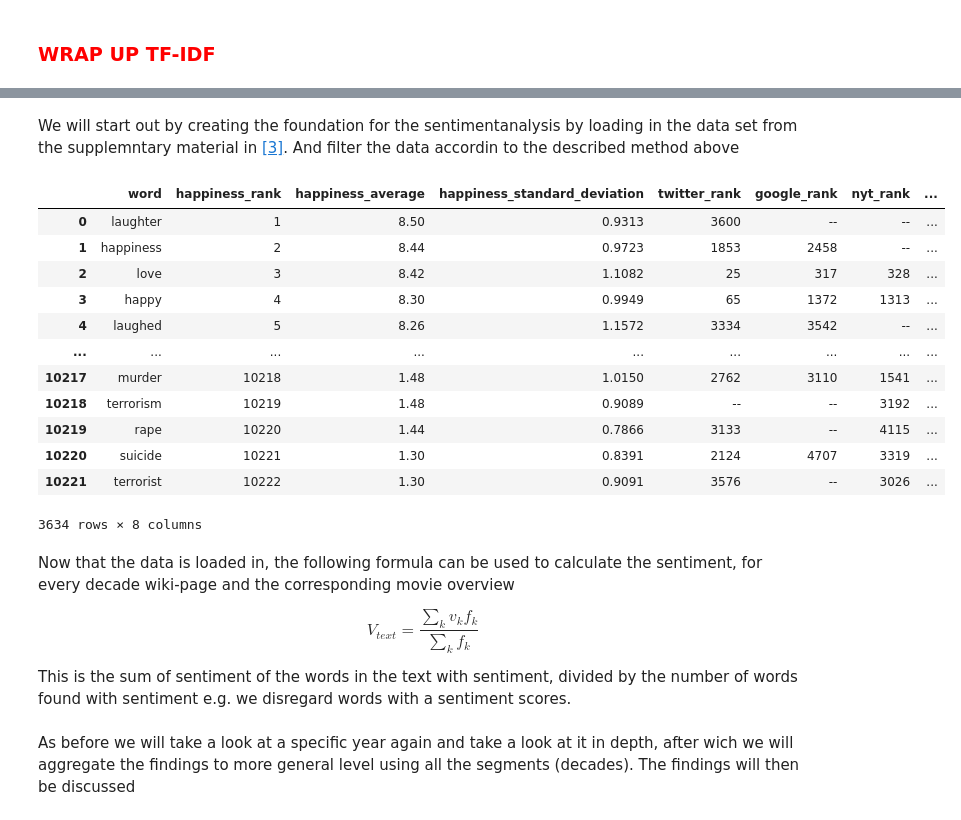
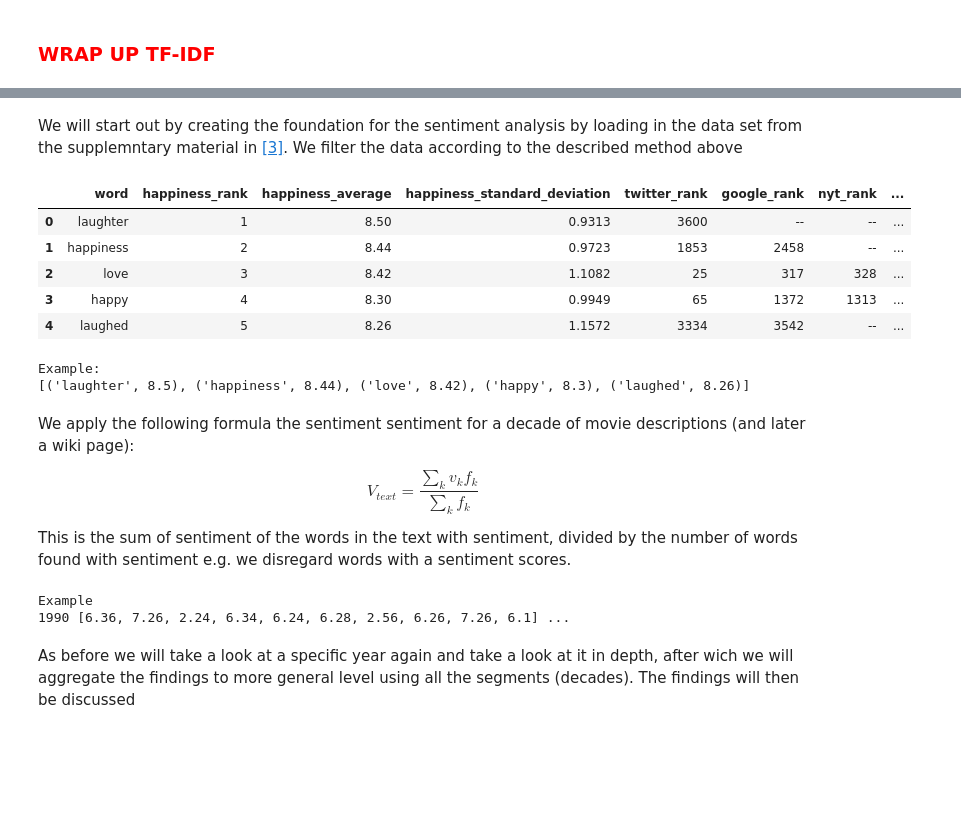
Before and after one commit to GSHDK/Social-Graphs-and-Interactions, a Jupyter notebook: Project assignment B.ipynb, the cells around one changed output, grey strips where cells are left out. Saved outputs shown, nothing was run; the diff lists cells and outputs as text; code cells hidden in the pictures; blank space fills up the shorter version.

```diff
--- a/Project assignment B.ipynb
+++ b/Project assignment B.ipynb
@@ -810,31 +755,31 @@ Additionally preperation
 # %% [markdown]
-We will start out by creating the foundation for the sentimentanalysis by loading in the data set from the supplemntary material in [\[3\]](https://journals.plos.org/plosone/article?id=10.1371/journal.pone.0026752). And filter the data accordin to the described method above
+We will start out by creating the foundation for the sentiment analysis by loading in the data set from the supplemntary material in [\[3\]](https://journals.plos.org/plosone/article?id=10.1371/journal.pone.0026752). We filter the data according to the described method above
 # %%
 path = 'https://journals.plos.org/plosone/article/file?id=10.1371/journal.pone.0026752.s001&type=supplementary'
 #Read data
-sentiment = pd.read_csv(path, skiprows = 2, sep = '\t')
-df_s=sentiment
+df_s = pd.read_csv(path, skiprows = 2, sep = '\t')
 # %%
-df_s[["happiness_average", "happiness_standard_deviation"]] = sentiment[["happiness_average", "happiness_standard_deviation"]].apply(pd.to_numeric)
+df_s[["happiness_average", "happiness_standard_deviation"]] = df_s[["happiness_average", "happiness_standard_deviation"]].apply(pd.to_numeric)
 df_s = df_s[(df_s['happiness_average']>6) | (df_s['happiness_average']<4)]
 # %%
-df_s
+df_s.head()
 # %% [output]
 |  | word | happiness_rank | happiness_average | happiness_standard_deviation | twitter_rank | google_rank | nyt_rank | ... |
 | 0 | laughter | 1 | 8.50 | 0.9313 | 3600 | -- | -- | ... |
 | 1 | happiness | 2 | 8.44 | 0.9723 | 1853 | 2458 | -- | ... |
 | 2 | love | 3 | 8.42 | 1.1082 | 25 | 317 | 328 | ... |
 | 3 | happy | 4 | 8.30 | 0.9949 | 65 | 1372 | 1313 | ... |
 | 4 | laughed | 5 | 8.26 | 1.1572 | 3334 | 3542 | -- | ... |
-| ... | ... | ... | ... | ... | ... | ... | ... | ... |
-| 10217 | murder | 10218 | 1.48 | 1.0150 | 2762 | 3110 | 1541 | ... |
-| 10218 | terrorism | 10219 | 1.48 | 0.9089 | -- | -- | 3192 | ... |
-| 10219 | rape | 10220 | 1.44 | 0.7866 | 3133 | -- | 4115 | ... |
-| 10220 | suicide | 10221 | 1.30 | 0.8391 | 2124 | 4707 | 3319 | ... |
-| 10221 | terrorist | 10222 | 1.30 | 0.9091 | 3576 | -- | 3026 | ... |
-3634 rows × 8 columns
+# %%
+#Dictionary to look up average hapiness for a given word
+sentiment_lookup = df_s[['word', 'happiness_average']].set_index('word').to_dict()['happiness_average']
+print("Example:")
+print(list(sentiment_lookup.items())[:5])
+# %% [output]
+Example:
+[('laughter', 8.5), ('happiness', 8.44), ('love', 8.42), ('happy', 8.3), ('laughed', 8.26)]
 # %% [markdown]
-Now that the data is loaded in, the following formula can be used to calculate the sentiment, for every decade wiki-page and the corresponding movie overview
+We apply the following formula the sentiment sentiment for a decade of movie descriptions (and later a wiki page):
 
 $$V_{text} = \frac{\sum \limits_k v_k f_k}{\sum \limits_k f_k}$$
 
@@ -842,2 +798,8 @@ This is the sum of sentiment of the words in the text with sentiment, divided by
+# %%
+print("Example")
+print("1990", sentiment_decades[1990][:10], "...")
+# %% [output]
+Example
+1990 [6.36, 7.26, 2.24, 6.34, 6.24, 6.28, 2.56, 6.26, 7.26, 6.1] ...
 # %% [markdown]
 As before we will take a look at a specific year again and take a look at it in depth, after wich we will aggregate the findings to more general level using all the segments (decades). The findings will then be discussed
```
Also changed, not shown: parts of 50 cells of this notebook.
